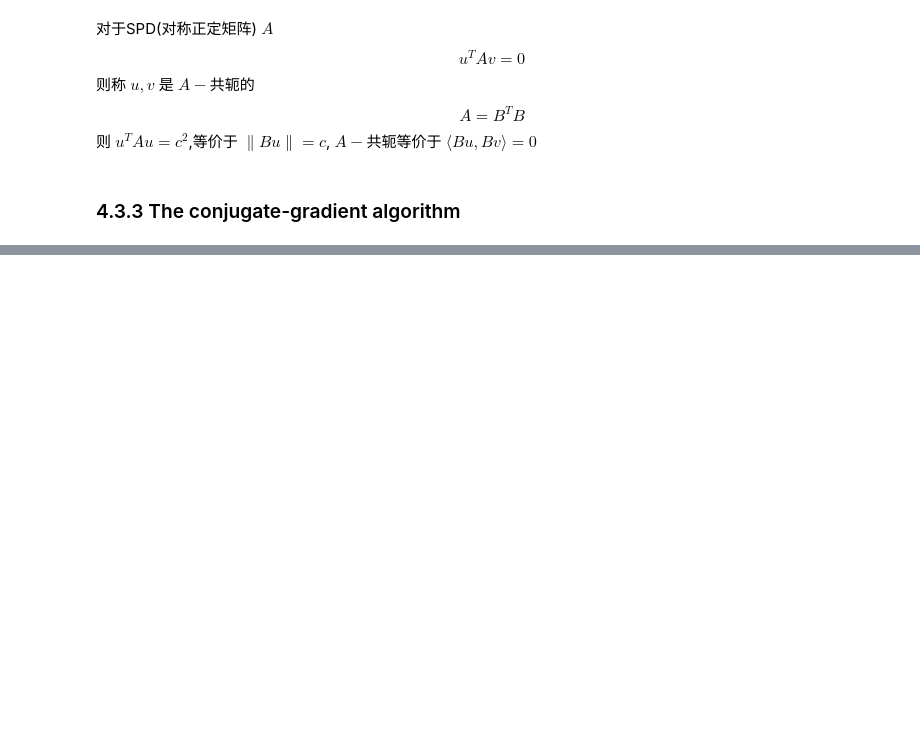
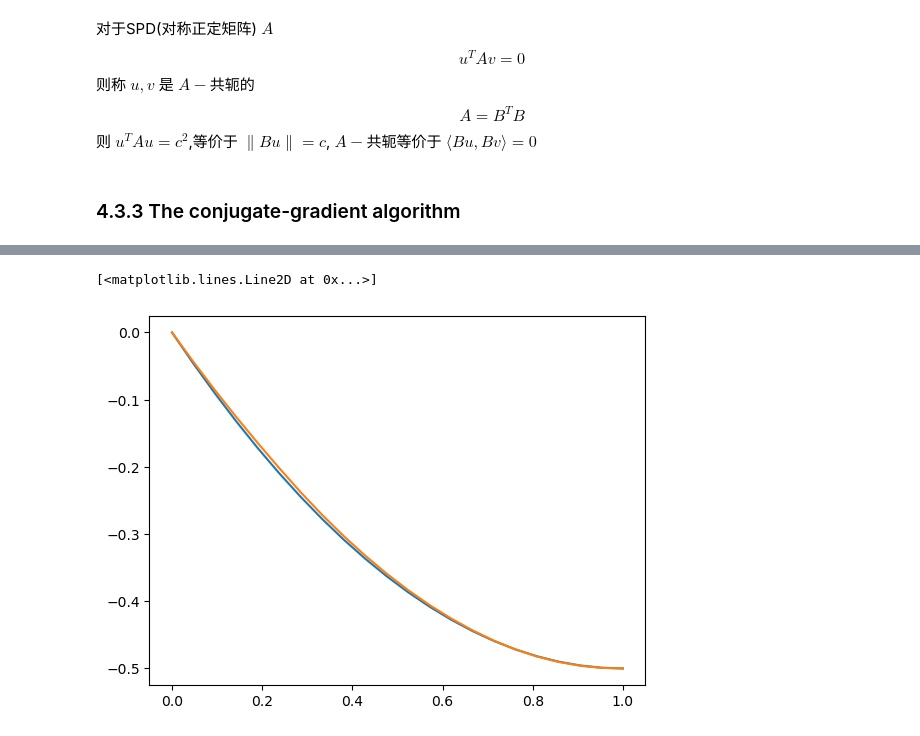
Before and after one commit to qgdr/Finite-Difference-Methods, a Jupyter notebook: I Boundary Value Problems and Iterative Methods/04 Iterative Methods for Sparse Linear Systems/note.ipynb, the cells around one changed output, grey strips where cells are left out. Cells and saved outputs as stored; diff of their text form; code cells hidden in the pictures; blank space fills up the shorter version.

```diff
--- a/I Boundary Value Problems and Iterative Methods/04 Iterative Methods for Sparse Linear Systems/note.ipynb
+++ b/I Boundary Value Problems and Iterative Methods/04 Iterative Methods for Sparse Linear Systems/note.ipynb
@@ -289,0 +363,36 @@ for k in range(3):
+# %%
+epochs = 15
+
+H = []
+H_sim = np.zeros([epochs+1, epochs])
+
+r0 = F-A@u0
+Q = [r0/np.linalg.norm(r0)]
+
+for k in range(epochs):
+    v = A @ Q[k]
+
+    hk = np.zeros(k+2)
+    for i in range(k+1):
+        hk[i] = Q[i] @ v
+        v = v - hk[i]*Q[i]
+    hk[k+1] = np.linalg.norm(v)
+    H.append(hk)
+    H_sim[:k+2, k] = hk
+    Q.append(v/hk[k+1])
+
+
+eta = np.zeros(epochs+1)
+eta[0] = np.linalg.norm(r0)
+
+y = np.linalg.lstsq(H_sim, eta)[0]
+
+Q = np.array(Q[:-1]).T
+
+u = np.zeros(M+2)
+u[1:-1] = u0 + Q @ y
+u[0], u[-1] = u_exact[0], u_exact[-1]
+
+plt.plot(x, u_exact)
+plt.plot(x, u)
+# %% [output]
@@ -289,0 +401,2 @@ for k in range(3):
+[<matplotlib.lines.Line2D at 0x...>]
+[figure, added]
```
Also changed, not shown: parts of 7 cells of this notebook, 2 other files.
